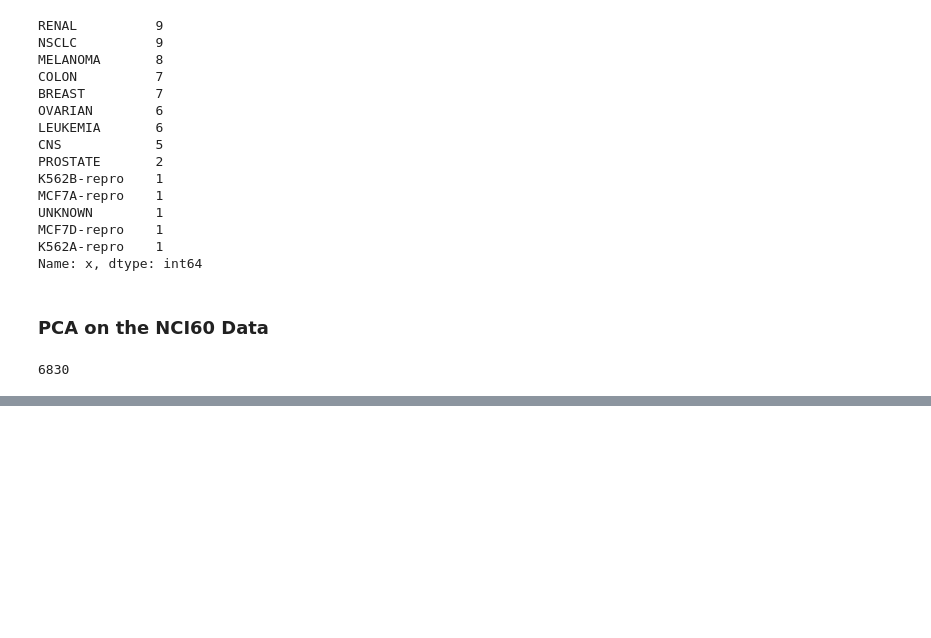
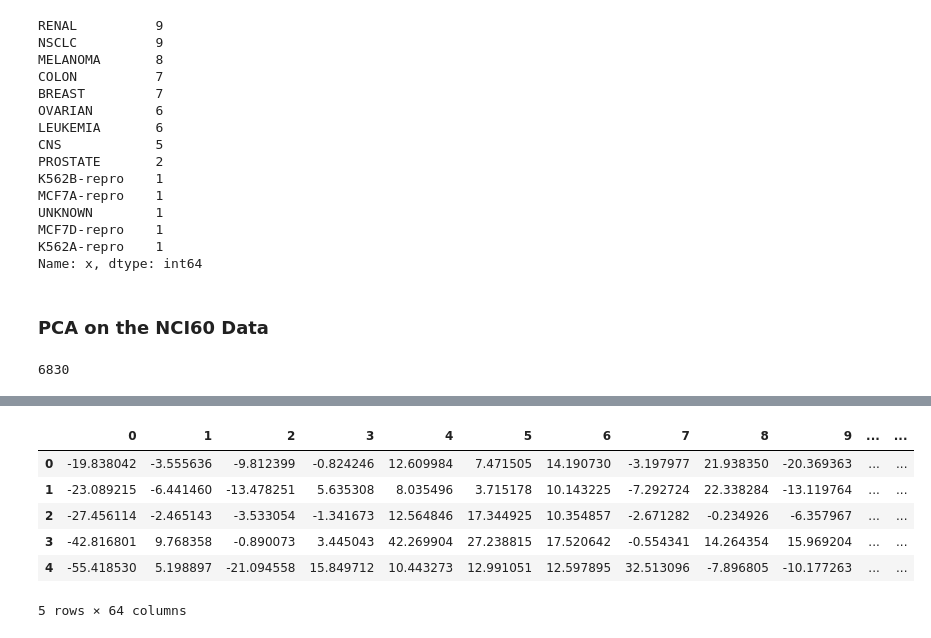
Before and after one commit to Rtavakol/ISLR, a Jupyter notebook: Notebooks/Chapter 10/Lab 3_NCI60 Data Example.ipynb, the cells around one changed output, grey strips where cells are left out. Cells and saved outputs as stored; diff of their text form; code cells hidden in the pictures; blank space fills up the shorter version.

```diff
--- a/Notebooks/Chapter 10/Lab 3_NCI60 Data Example.ipynb
+++ b/Notebooks/Chapter 10/Lab 3_NCI60 Data Example.ipynb
@@ -103,3 +103,11 @@ plt.tight_layout()
 [interactive output not drawn]
 # %%
 #We now plot the first few principal component score vectors, in order to visualize the data.
+
+pca = PCA()
+
+# Fit the model and transform
+x_sc_pca = pca.fit_transform(x_sc)
+
+# Look at principal components
+pca.components_
@@ -105,0 +128,11 @@ plt.tight_layout()
+# %%
+df_pca = pd.DataFrame(data = x_sc_pca)
+df_pca.head()
+# %% [output]
+|  | 0 | 1 | 2 | 3 | 4 | 5 | 6 | 7 | 8 | 9 | ... | ... |
+| 0 | -19.838042 | -3.555636 | -9.812399 | -0.824246 | 12.609984 | 7.471505 | 14.190730 | -3.197977 | 21.938350 | -20.369363 | ... | ... |
+| 1 | -23.089215 | -6.441460 | -13.478251 | 5.635308 | 8.035496 | 3.715178 | 10.143225 | -7.292724 | 22.338284 | -13.119764 | ... | ... |
+| 2 | -27.456114 | -2.465143 | -3.533054 | -1.341673 | 12.564846 | 17.344925 | 10.354857 | -2.671282 | -0.234926 | -6.357967 | ... | ... |
+| 3 | -42.816801 | 9.768358 | -0.890073 | 3.445043 | 42.269904 | 27.238815 | 17.520642 | -0.554341 | 14.264354 | 15.969204 | ... | ... |
+| 4 | -55.418530 | 5.198897 | -21.094558 | 15.849712 | 10.443273 | 12.991051 | 12.597895 | 32.513096 | -7.896805 | -10.177263 | ... | ... |
+5 rows × 64 columns
```
Also changed, not shown: parts of 5 cells of this notebook.
